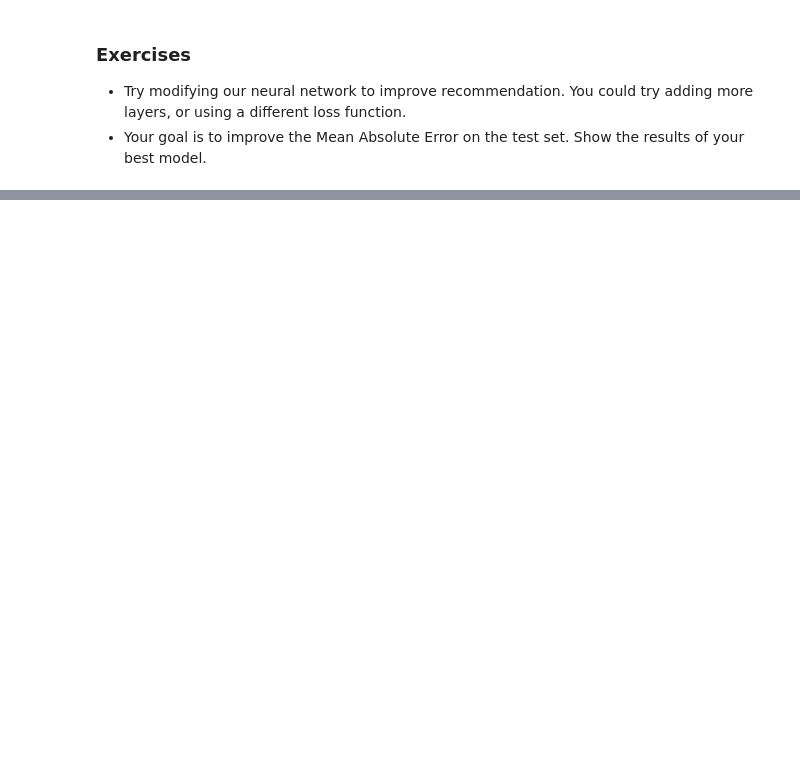
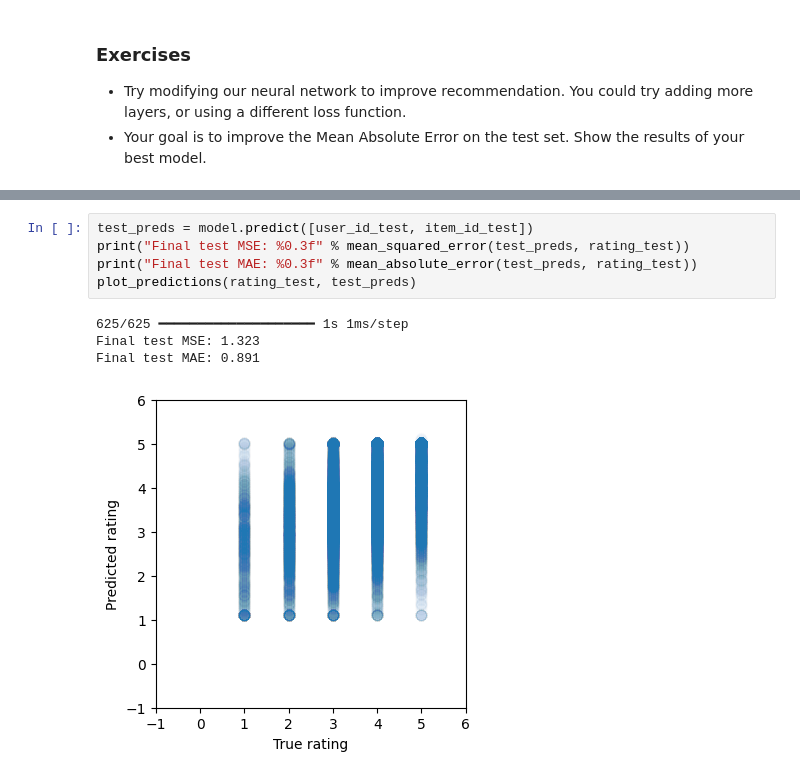
Before and after one commit to AntonioMLancuentra/deep_learning, a Jupyter notebook: 01_materials/labs/lab_3.ipynb, the cells around one changed output, grey strips where cells are left out. Cells and saved outputs as stored; diff of their text form; blank space fills up the shorter version.

```diff
--- a/01_materials/labs/lab_3.ipynb
+++ b/01_materials/labs/lab_3.ipynb
@@ -512,0 +863,10 @@ for title, pred_rating in recommend(5):
+# %%
+test_preds = model.predict([user_id_test, item_id_test])
+print("Final test MSE: %0.3f" % mean_squared_error(test_preds, rating_test))
+print("Final test MAE: %0.3f" % mean_absolute_error(test_preds, rating_test))
+plot_predictions(rating_test, test_preds)
+# %% [output]
+625/625 ━━━━━━━━━━━━━━━━━━━━ 1s 1ms/step
+Final test MSE: 1.323
+Final test MAE: 0.891
+[figure, added]
```
Also changed, not shown: parts of 44 cells of this notebook.
